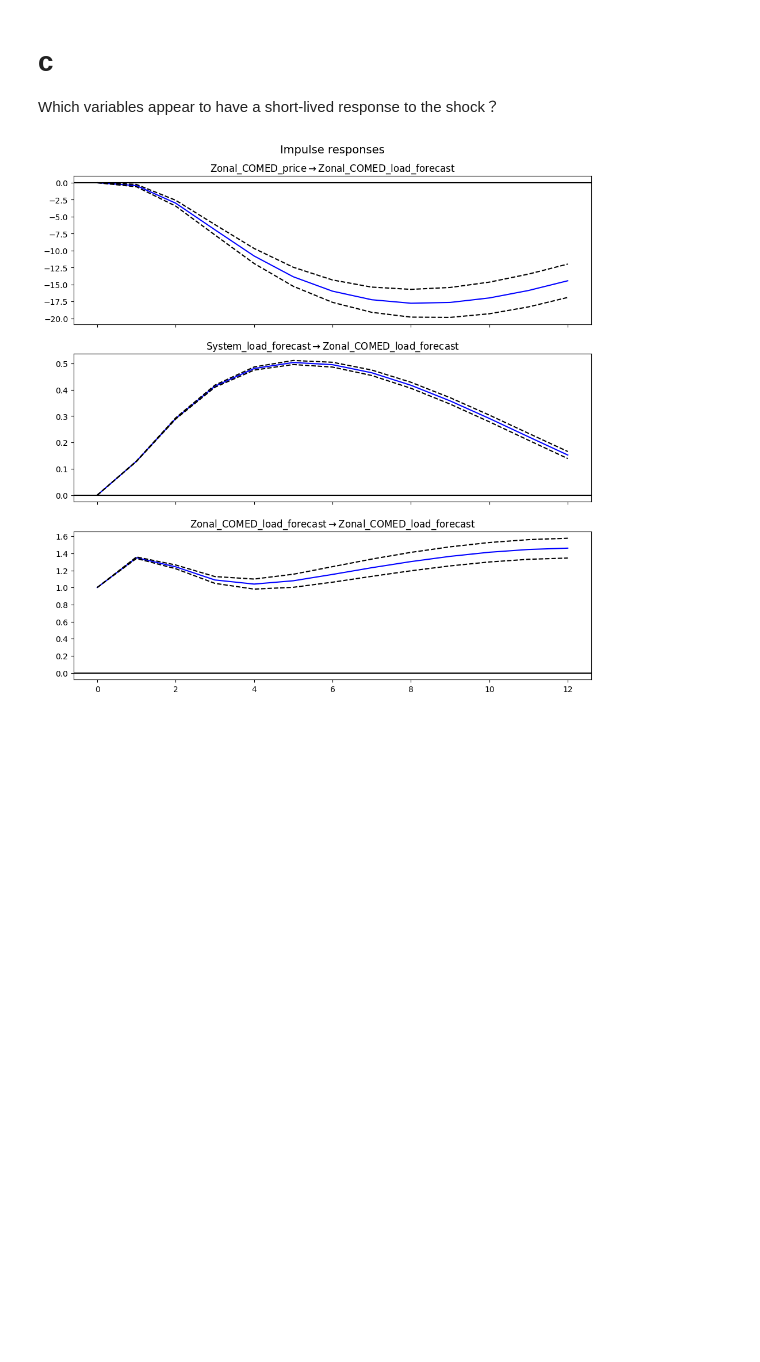
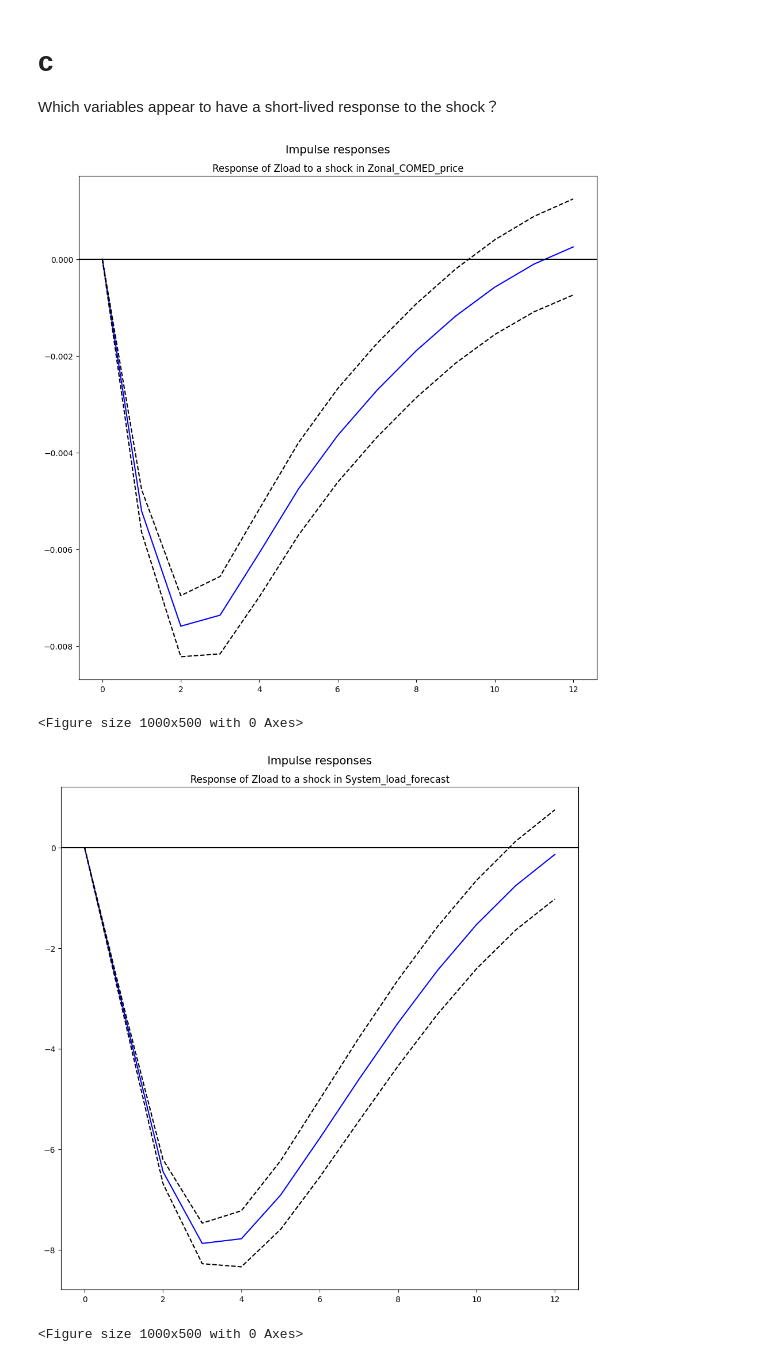
Before and after one commit to bordeauxlink/assignment-2---FINANCIAL-ECONOMETRICS, a Jupyter notebook: Assignment 2.ipynb, the cells around one changed output. Saved outputs shown, nothing was run; the diff lists cells and outputs as text; code cells hidden in the pictures; blank space fills up the shorter version.

```diff
--- a/Assignment 2.ipynb
+++ b/Assignment 2.ipynb
@@ -587,19 +587,24 @@ Zonal_COMED_load_forecast             148601.682234
 # c
 Which variables appear to have a short-lived response to the shock？
 # %%
-#c
 import matplotlib.pyplot as plt
 from statsmodels.tsa.vector_ar.var_model import VAR
 
 # Fit a VAR(3) model
 model = VAR(df)
 results = model.fit(3)
 
 # Compute impulse responses
 irf = results.irf(12)
 
-# Plot response of each variable to a shock in Zload
-irf.plot(response='Zonal_COMED_load_forecast')
-plt.show()
+# Plot response of Zload to a shock in each variable
+for var in ['Zonal_COMED_price', 'System_load_forecast', 'Zonal_COMED_load_forecast']:
+    irf.plot(impulse='Zonal_COMED_load_forecast', response=var)
+    plt.title(f'Response of Zload to a shock in {var}')
+    plt.figure(figsize=(10, 5))
+    plt.show()
 # %% [output]
-[figure, old version]
+[figure, new version]
+<Figure size 1000x500 with 0 Axes>
+[figure, added]
+<Figure size 1000x500 with 0 Axes>
```
Also changed, not shown: parts of 1 cell of this notebook, 1 other file.
